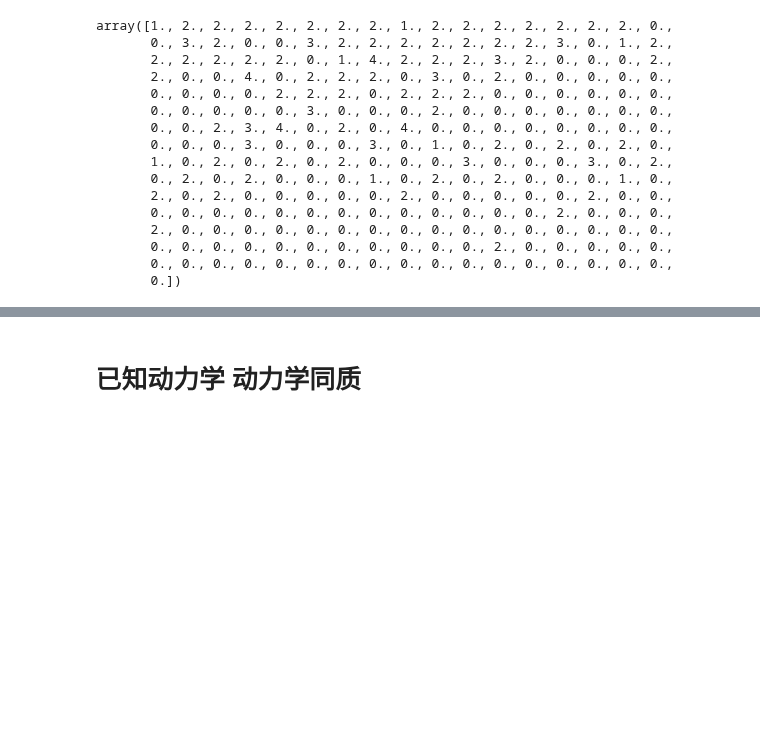
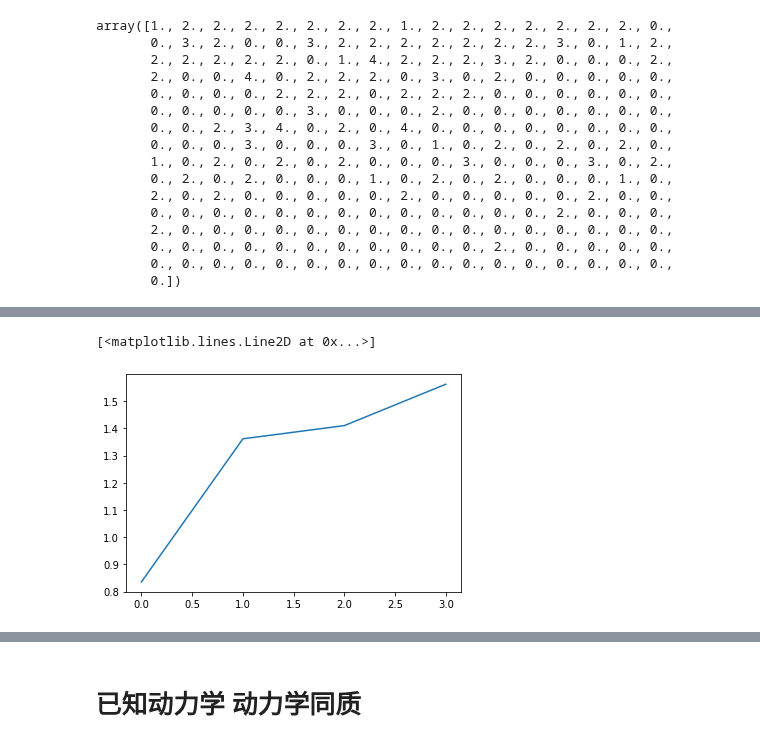
Before and after one commit to Lyn1216/Local-EI-project, a Jupyter notebook: exp/cellular automaton/local_ca.ipynb, the cells around one changed output, grey strips where cells are left out. Cells and saved outputs as stored; diff of their text form; code cells hidden in the pictures; blank space fills up the shorter version.

```diff
--- a/exp/cellular automaton/local_ca.ipynb
+++ b/exp/cellular automaton/local_ca.ipynb
@@ -141,0 +145,34 @@ cell_ei_list[250],cell_ei_list[108],cell_ei_list[90],cell_ei_list[110]
+# %%
+mean_list1 = []
+std_list1 = []
+mean_list2 = []
+std_list2 = []
+mean_list3 = []
+std_list3 = []
+for class_name, numbers in class_name_to_num.items():
+    one_class1 = []
+    one_class2 = []
+    syn_class = []
+    for rule in range(256):
+        if rule in ca_classification[class_name]:
+            one_class1.append(cell_ei_list1[rule])
+            one_class2.append(cell_ei_list2[rule])
+            syn_class.append(syn_list[rule])
+
+    mean_list1.append(np.mean(one_class1))
+    std_list1.append(np.std(one_class1))
+    mean_list2.append(np.mean(one_class2))
+    std_list2.append(np.std(one_class2))
+    mean_list3.append(np.mean(syn_class))
+    std_list3.append(np.std(syn_class))
+
+mean_list1 = np.array(mean_list1)
+mean_list2 = np.array(mean_list2)
+mean_list3 = np.array(mean_list3)
+std_list1 = np.array(std_list1)
+std_list2 = np.array(std_list2)
+std_list3 = np.array(std_list3)
+plt.plot(mean_list1)
+# %% [output]
+[<matplotlib.lines.Line2D at 0x...>]
+[figure, added]
```
Also changed, not shown: parts of 11 cells of this notebook, 3 other files.
